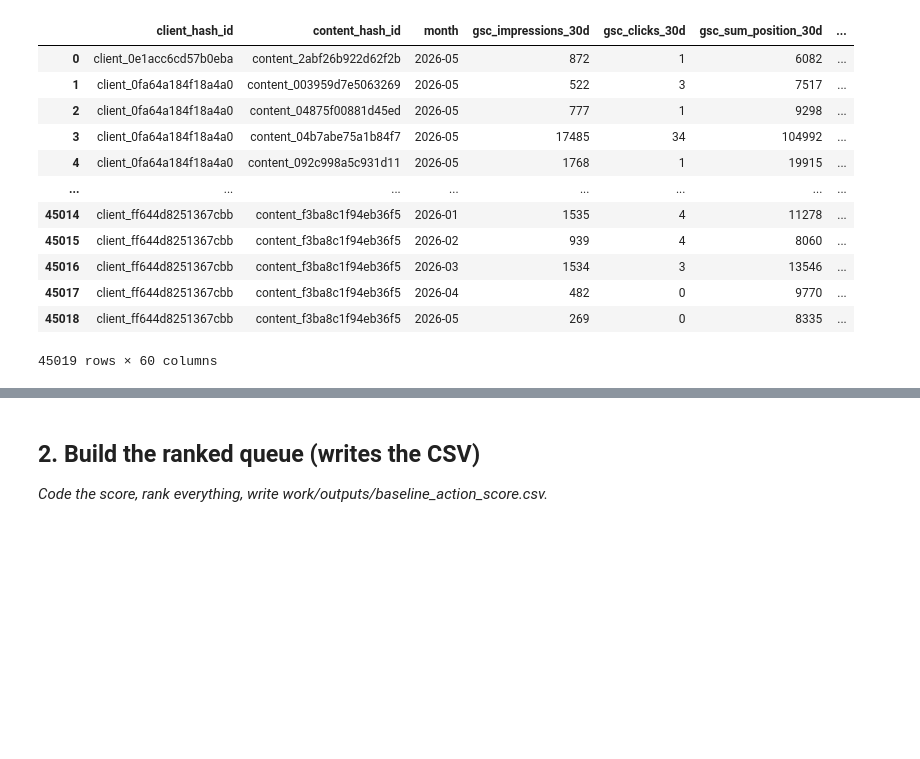
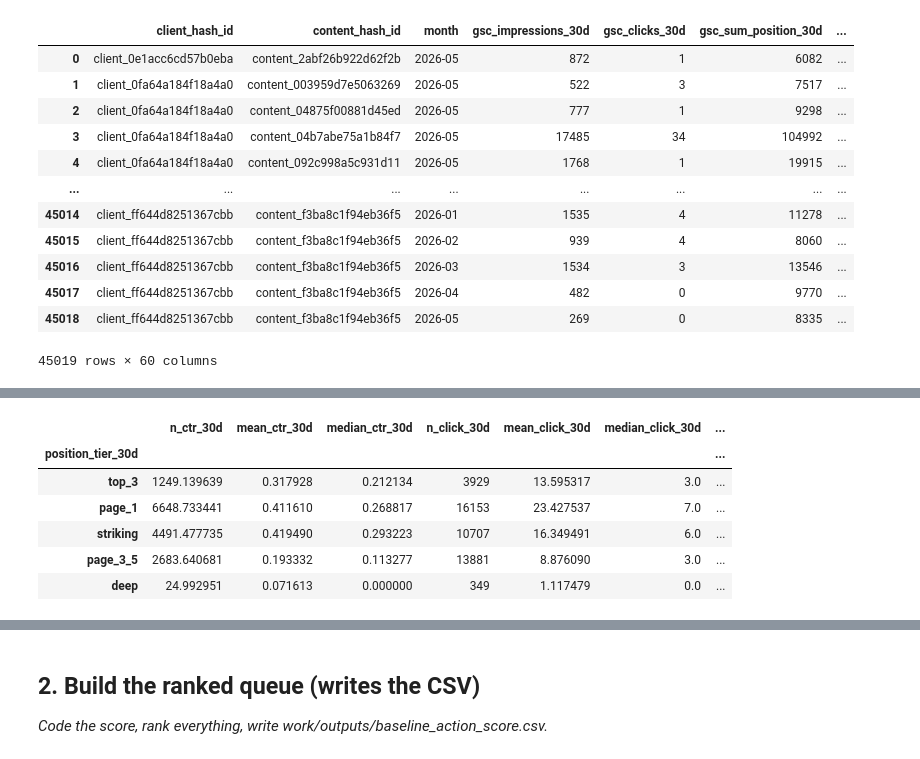
Before and after one commit to octane21/flyrank-internship-ML, a Jupyter notebook: work/notebooks/w04_baseline_score.ipynb, the cells around one changed output, grey strips where cells are left out. Cells and saved outputs as stored; diff of their text form; code cells hidden in the pictures; blank space fills up the shorter version.

```diff
--- a/work/notebooks/w04_baseline_score.ipynb
+++ b/work/notebooks/w04_baseline_score.ipynb
@@ -603,0 +655,24 @@ memory usage: 24.7+ MB
+# %%
+(dataset.groupby('position_tier_30d')
+    .agg(
+        n_ctr_30d=("ctr_30d", "sum"),
+        mean_ctr_30d=('ctr_30d', 'mean'),
+        median_ctr_30d=("ctr_30d", "median"),
+        n_click_30d=("gsc_clicks_30d", "count"),
+        mean_click_30d=('gsc_clicks_30d', 'mean'),
+        median_click_30d=("gsc_clicks_30d", "median"),
+        n_impression_30d=("gsc_impressions_30d", "count"),
+        mean_impression_30d=('gsc_impressions_30d', 'mean'),
+        median_impression_30d=("gsc_impressions_30d", "median"),
+        # n_log_impression_30d=("gsc_log_impressions_30d", "count"),
+        # mean_log_impression_30d=("gsc_log_impressions_30d", 'mean'),
+        # median_log_impression_30d=("gsc_log_impressions_30d", "median"),
+        ))
+# %% [output]
+|  | n_ctr_30d | mean_ctr_30d | median_ctr_30d | n_click_30d | mean_click_30d | median_click_30d | ... |
+| position_tier_30d |  |  |  |  |  |  | ... |
+| top_3 | 1249.139639 | 0.317928 | 0.212134 | 3929 | 13.595317 | 3.0 | ... |
+| page_1 | 6648.733441 | 0.411610 | 0.268817 | 16153 | 23.427537 | 7.0 | ... |
+| striking | 4491.477735 | 0.419490 | 0.293223 | 10707 | 16.349491 | 6.0 | ... |
+| page_3_5 | 2683.640681 | 0.193332 | 0.113277 | 13881 | 8.876090 | 3.0 | ... |
+| deep | 24.992951 | 0.071613 | 0.000000 | 349 | 1.117479 | 0.0 | ... |
```
Also changed, not shown: parts of 21 cells of this notebook.
